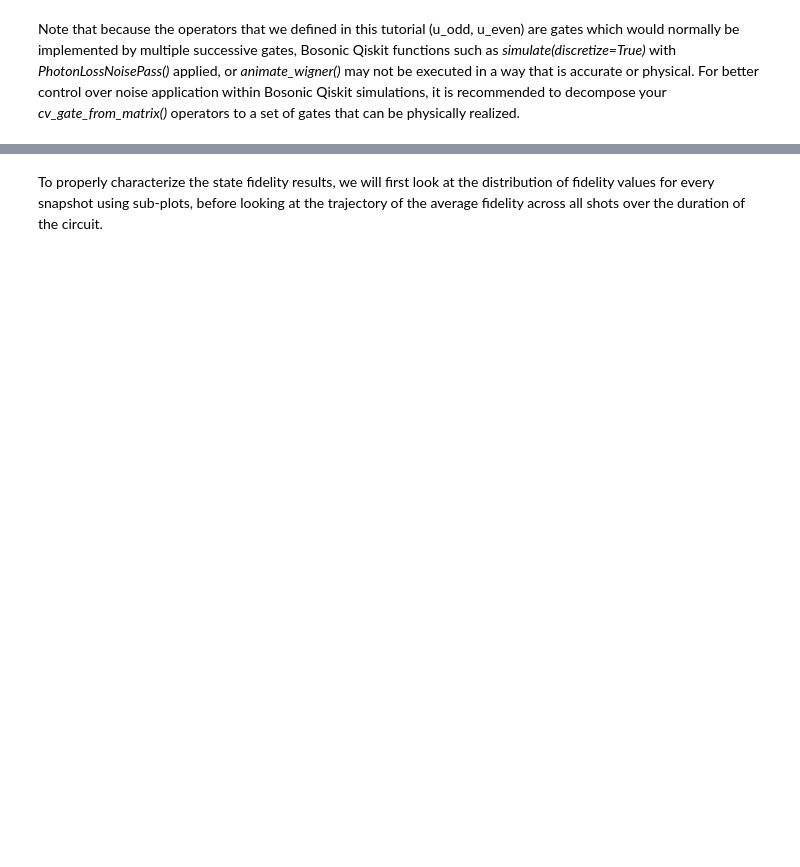
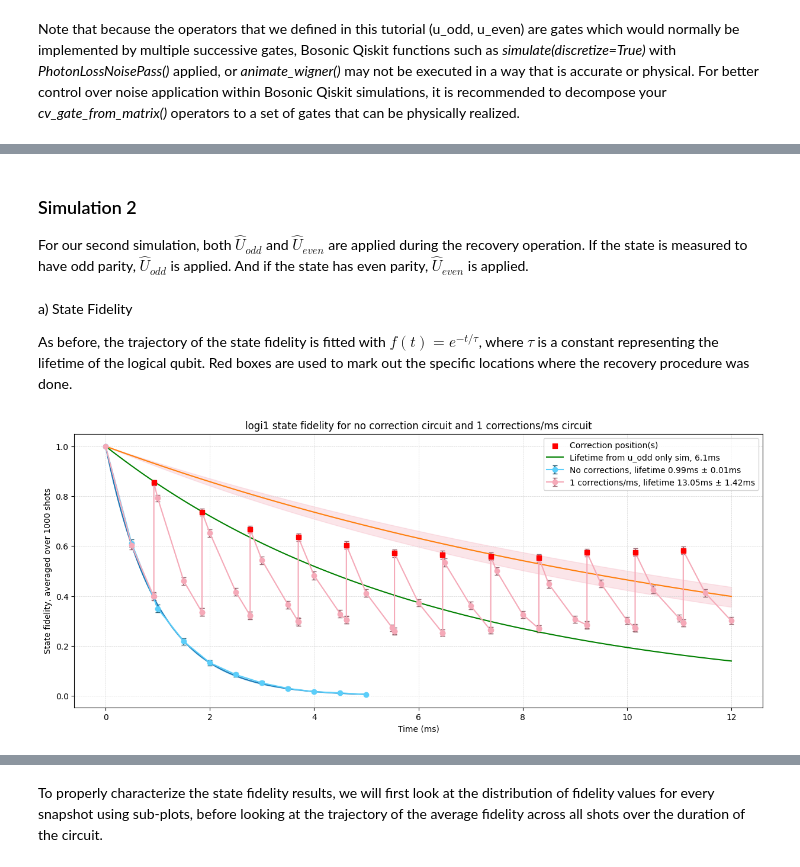
Before and after one commit to C2QA/bosonic-qiskit, a Jupyter notebook: tutorials/bosonic-kitten-code/bosonic-kitten-code.ipynb, the cells around one changed output, grey strips where cells are left out. Cells and saved outputs as stored; diff of their text form; code cells hidden in the pictures; blank space fills up the shorter version.

```diff
--- a/tutorials/bosonic-kitten-code/bosonic-kitten-code.ipynb
+++ b/tutorials/bosonic-kitten-code/bosonic-kitten-code.ipynb
@@ -887,0 +954,3 @@ correction_fid, correction_prob, correction_snapshot_timings, corr_position_time
+# %% [markdown]
+### Simulation 2
+For our second simulation, both $\hat{U}_{odd}$ and $\hat{U}_{even}$ are applied during the recovery operation. If the state is measured to have odd parity, $\hat{U}_{odd}$ is applied. And if the state has even parity, $\hat{U}_{even}$ is applied.
@@ -887,0 +961,52 @@ correction_fid, correction_prob, correction_snapshot_timings, corr_position_time
+# %% [markdown]
+a) State Fidelity
+
+As before, the trajectory of the state fidelity is fitted with $f(t) = e^{-t/\tau}$, where $\tau$ is a constant representing the lifetime of the logical qubit. Red boxes are used to mark out the specific locations where the recovery procedure was done.
+# %%
+## Fidelity visualisation
+noise_only_avg_fid = [round(np.average(cycle), 4) for cycle in noise_only_fid]
+noise_only_avg_fid_error = [round(np.std(cycle)/np.sqrt(shots), 4) for cycle in noise_only_fid]
+
+correction_avg_fid = [round(np.average(cycle), 4) for cycle in correction_fid]
+correction_avg_fid_error = [round(np.std(cycle)/np.sqrt(shots), 4) for cycle in correction_fid]
+
+# Find correction positions
+x, y = correction_positions(corr_position_times, correction_avg_fid, correction_snapshot_timings)
+
+# Fit fidelity data using an exponential decay function
+noise_only_lifetime, noise_lifetime_uncertainty = curve_fitter(noise_only_snapshot_timings, noise_only_avg_fid)
+correction_lifetime, correction_lifetime_uncertainty = curve_fitter(x, y)
+
+# Plot fidelity data w/ uncertainty
+plt.figure(figsize=(15,6))
+plt.errorbar(noise_only_snapshot_timings, noise_only_avg_fid, yerr=noise_only_avg_fid_error,
+         label="No corrections, lifetime {}ms ± {}ms".format(noise_only_lifetime, noise_lifetime_uncertainty), marker='o', color='#5BCEFA', capsize=3, ecolor='#2a6278')
+plt.errorbar(correction_snapshot_timings, correction_avg_fid, yerr=correction_avg_fid_error,
+         label="{} corrections/ms, lifetime {}ms ± {}ms".format(num_corr, correction_lifetime, correction_lifetime_uncertainty), marker='o', color='#F5A9B8', capsize=3, ecolor='#9c6b75')
+
+# Plot curve fits w/ uncertainty
+noise_curve_timing = np.linspace(0, noise_only_circ_time, 100)
+plt.plot(noise_curve_timing, np.exp(-noise_curve_timing/noise_only_lifetime))
+plt.fill_between(noise_curve_timing, np.exp(-noise_curve_timing/(noise_only_lifetime + noise_lifetime_uncertainty)),
+                 np.exp(-noise_curve_timing/(noise_only_lifetime - noise_lifetime_uncertainty)), color='#5BCEFA', alpha=0.3)
+
+corr_curve_timing = np.linspace(0, correction_circ_time, 100)
+plt.plot(corr_curve_timing, np.exp(-corr_curve_timing/correction_lifetime))
+plt.fill_between(corr_curve_timing, np.exp(-corr_curve_timing/(correction_lifetime + correction_lifetime_uncertainty)),
+                 np.exp(-corr_curve_timing/(correction_lifetime - correction_lifetime_uncertainty)), color='#F5A9B8', alpha=0.3)
+
+# Plot correction positions
+plt.scatter(x, y, marker = 's', label = "Correction position(s)", color = 'red', zorder=3)
+
+# This is perfect piece
+perf = np.linspace(0, correction_circ_time, 100)
+plt.plot(perf, np.exp(-perf/correction_lifetime_perf), color='green', label = "Lifetime from u_odd only sim, {}ms".format(correction_lifetime_perf))
+
+plt.xlabel("Time (ms)")
+plt.ylabel("State fidelity, averaged over {} shots".format(shots))
+plt.title("{} state fidelity for no correction circuit and {} corrections/ms circuit".format(encoding, num_corr))
+plt.grid(color = 'lightgrey', linestyle = 'dashed', linewidth = 0.5)
+plt.legend(loc='upper right')
+plt.show()
+# %% [output]
+[figure, added]
```
Also changed, not shown: parts of 48 cells of this notebook.
